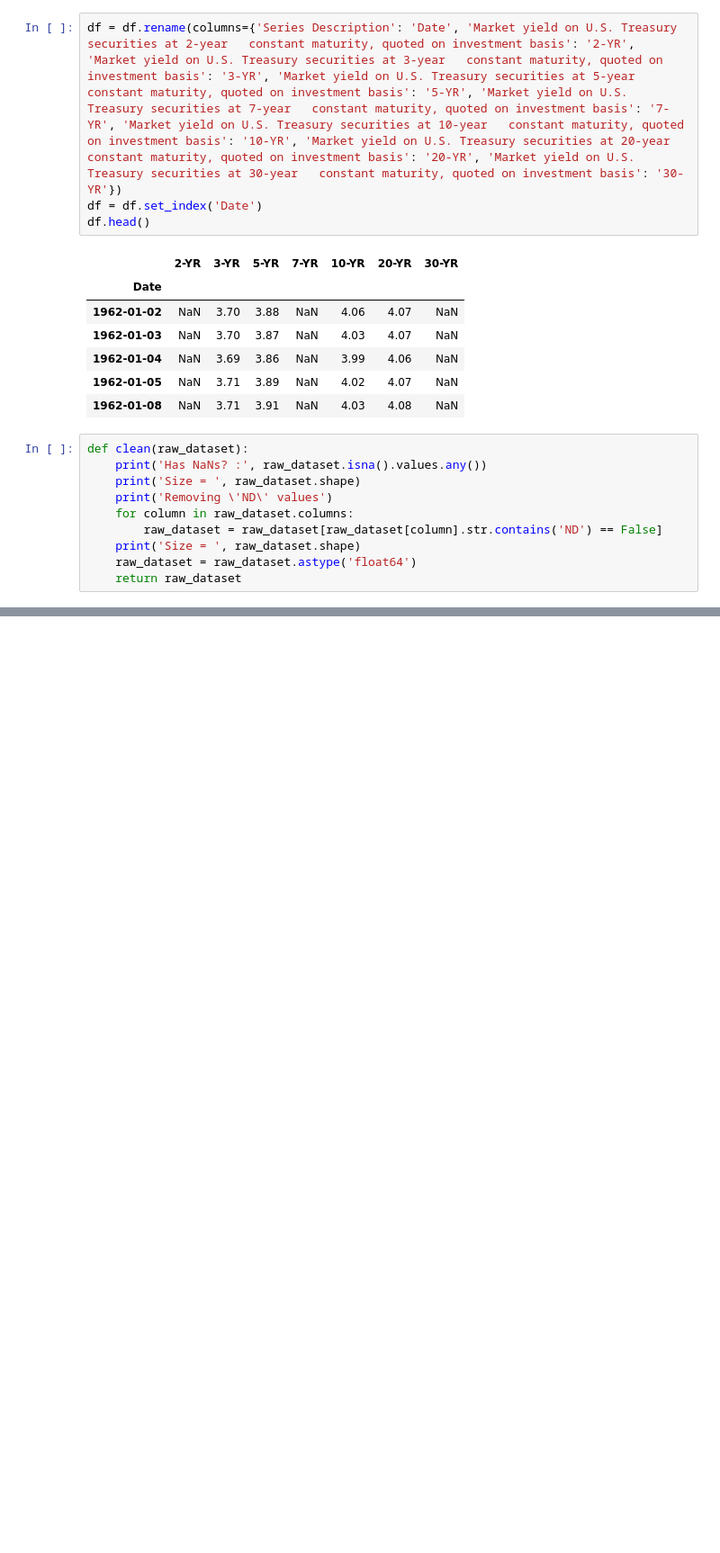
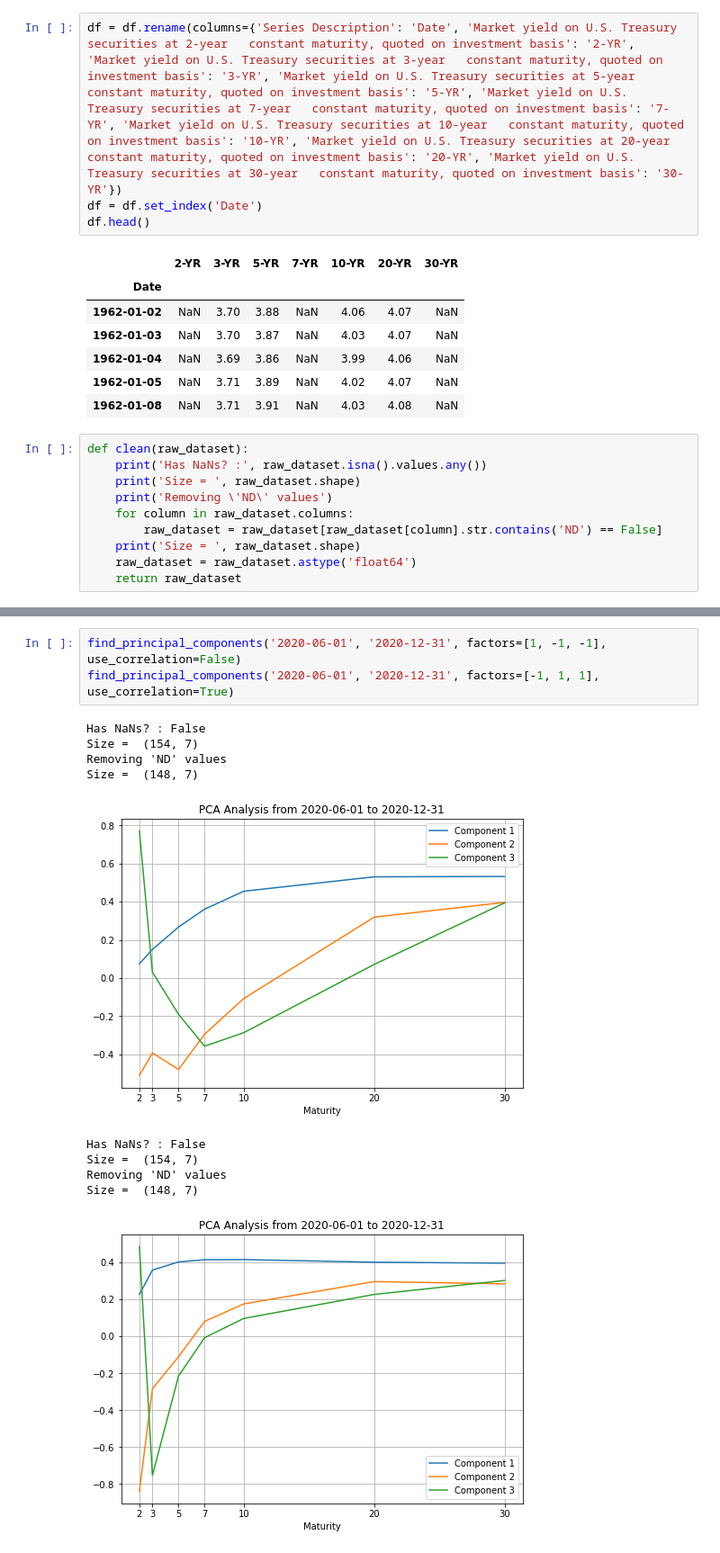
Before and after one commit to rohan097/pca-analysis, a Jupyter notebook: main.ipynb, the cells around one changed output, grey strips where cells are left out. Shown at 90% size. Drawn from its saved outputs; the diff is of its cells as text; blank space fills up the shorter version.

```diff
--- a/main.ipynb
+++ b/main.ipynb
@@ -122,0 +133,14 @@ Size =  (159, 7)
+# %%
+find_principal_components('2020-06-01', '2020-12-31', factors=[1, -1, -1], use_correlation=False)
+find_principal_components('2020-06-01', '2020-12-31', factors=[-1, 1, 1], use_correlation=True)
+# %% [output]
+Has NaNs? : False
+Size =  (154, 7)
+Removing 'ND' values
+Size =  (148, 7)
+[figure, added]
+Has NaNs? : False
+Size =  (154, 7)
+Removing 'ND' values
+Size =  (148, 7)
+[figure, added]
```
Also changed, not shown: parts of 8 cells of this notebook.
